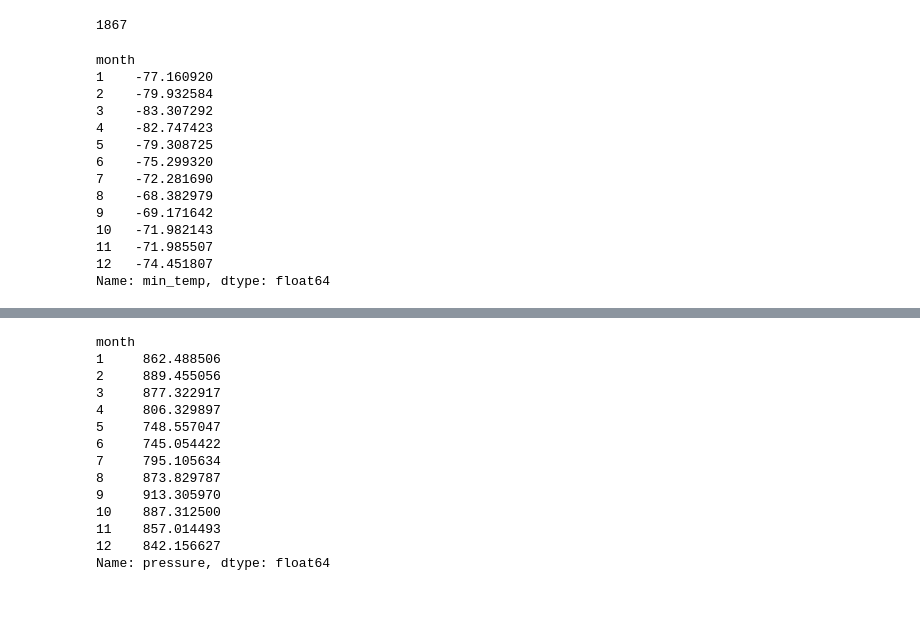
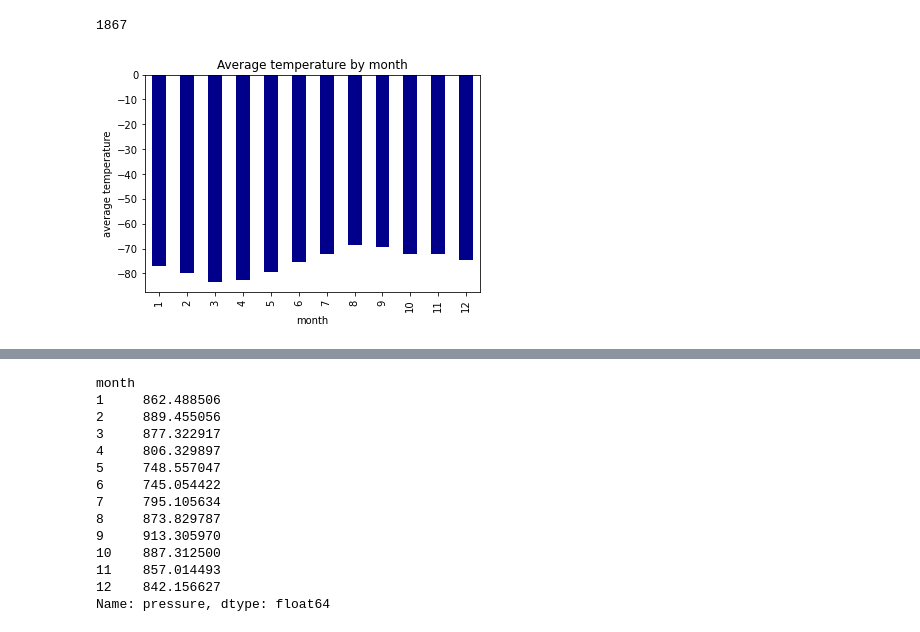
Before and after one commit to kaakabogu/web-scraping, a Jupyter notebook: Starter_Code/part_2_mars_weather.ipynb, the cells around one changed output, grey strips where cells are left out. Saved outputs shown, nothing was run; the diff lists cells and outputs as text; code cells hidden in the pictures; blank space fills up the shorter version.

```diff
--- a/Starter_Code/part_2_mars_weather.ipynb
+++ b/Starter_Code/part_2_mars_weather.ipynb
@@ -116,15 +117,6 @@ mars_weather
  ['1024', '2015-09-03', '1093', '36', '2', '-77.0', '887.0'],
  ['1026', '2015-09-04', '1094', '36', '2', '-80.0', '888.0'],
  ...]
-# %%
-# Create an empty list
-mars_weather = []
-list_rows = html_soup.find_all('tr')
-# Loop through the scraped data to create a list of rows
-for tr in list_rows:
-    column_heading = tr.find('th').text
-    row_data = tr.find('td').text
-    mars_weather[column_heading]=row_data
 # %%
 # Create a Pandas DataFrame by using the list of rows and a list of the column names
 mars_temp_data= pd.DataFrame(mars_weather, columns = ["id", "terrestrial_date", "sol", "ls", "month", "min_temp", "pressure"])
@@ -251,19 +243,4 @@ mars_temp_data['sol'].nunique()
 1867
 # %%
 # 3. What is the average low temperature by month?
-mars_temp_data.groupby('month')['min_temp'].mean()
+average_temp = mars_temp_data.groupby('month')['min_temp'].mean()
-# %% [output]
-month
-1    -77.160920
-2    -79.932584
-3    -83.307292
-4    -82.747423
-5    -79.308725
-6    -75.299320
-7    -72.281690
-8    -68.382979
-9    -69.171642
-10   -71.982143
-11   -71.985507
-12   -74.451807
-Name: min_temp, dtype: float64
@@ -273,0 +247,15 @@ Name: min_temp, dtype: float64
+# %%
+# Plot the average temperature by month
+average_temp.plot(kind='bar',color='darkblue')
+
+# Add labels and title
+plt.xlabel('month')
+plt.ylabel('average temperature')
+plt.title('Average temperature by month')
+
+# save figure
+plt.savefig("Average temperature.png", dpi =300, bbox_inches='tight')
+# Show plot
+plt.show()
+# %% [output]
+[figure, added]
```
Also changed, not shown: parts of 12 cells of this notebook, 4 other files.
